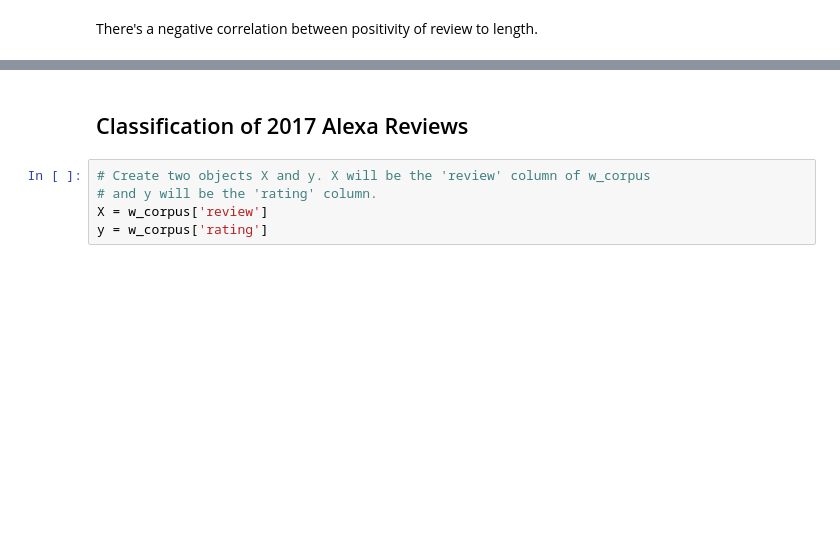
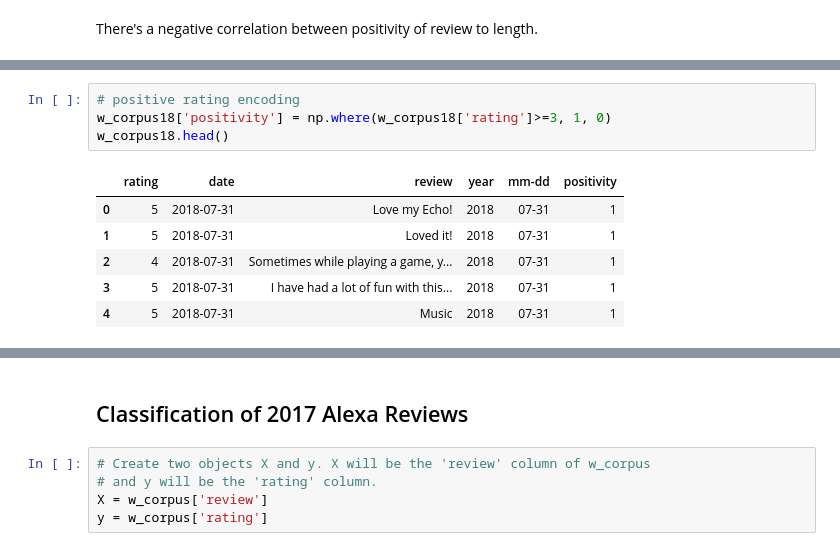
Before and after one commit to diedrebrown/predictionwithalexareviews, a Jupyter notebook: notebooks/Text Analysis - Alexa Reviews.ipynb, the cells around one changed output, grey strips where cells are left out. Cells and saved outputs as stored; diff of their text form; blank space fills up the shorter version.

```diff
--- a/notebooks/Text Analysis - Alexa Reviews.ipynb
+++ b/notebooks/Text Analysis - Alexa Reviews.ipynb
@@ -322,0 +366,11 @@ There's a negative correlation between positivity of review to length.
+# %%
+# positive rating encoding
+w_corpus18['positivity'] = np.where(w_corpus18['rating']>=3, 1, 0)
+w_corpus18.head()
+# %% [output]
+|  | rating | date | review | year | mm-dd | positivity |
+| 0 | 5 | 2018-07-31 | Love my Echo! | 2018 | 07-31 | 1 |
+| 1 | 5 | 2018-07-31 | Loved it! | 2018 | 07-31 | 1 |
+| 2 | 4 | 2018-07-31 | Sometimes while playing a game, y... | 2018 | 07-31 | 1 |
+| 3 | 5 | 2018-07-31 | I have had a lot of fun with this... | 2018 | 07-31 | 1 |
+| 4 | 5 | 2018-07-31 | Music | 2018 | 07-31 | 1 |
```
Also changed, not shown: parts of 49 cells of this notebook, 4 other files.
